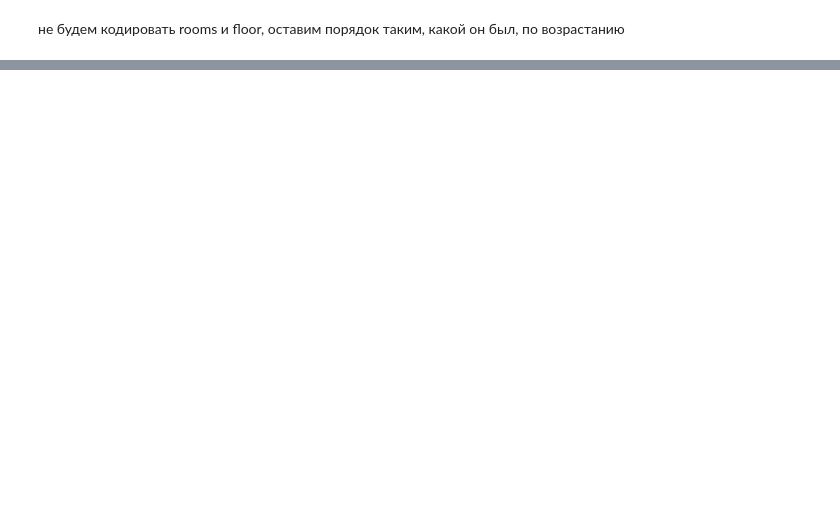
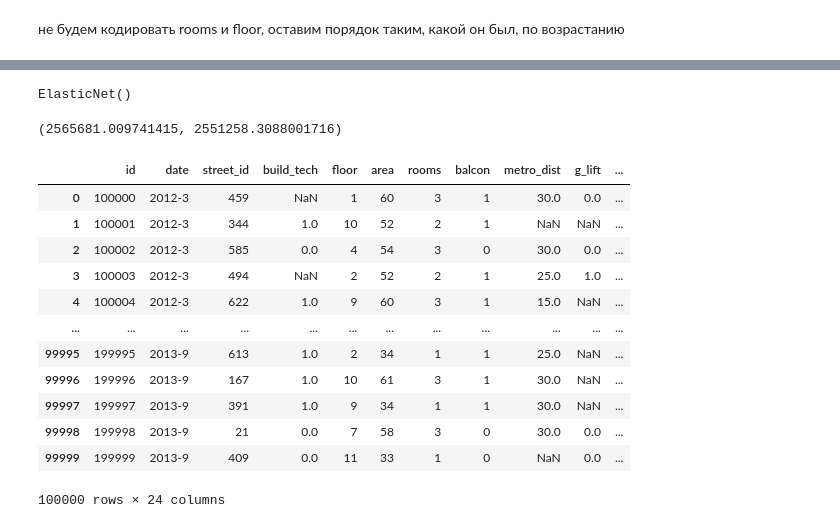
Before and after one commit to Summit2/Technopark, a Jupyter notebook: 1 семестр/ML/DZ5/dz5-sales_predict.ipynb, the cells around one changed output, grey strips where cells are left out. Drawn from its saved outputs; the diff is of its cells as text; code cells hidden in the pictures; blank space fills up the shorter version.

```diff
--- a/1 семестр/ML/DZ5/dz5-sales_predict.ipynb
+++ b/1 семестр/ML/DZ5/dz5-sales_predict.ipynb
@@ -184,0 +236,26 @@ from sklearn.preprocessing import MinMaxScaler, StandardScaler
+# %%
+lin_reg.fit(X_train, y_train)
+# %% [output]
+ElasticNet()
+# %%
+mean_absolute_error(y_train, lin_reg.predict(X_train)), mean_absolute_error(y_val, lin_reg.predict(X_val))
+# %% [output]
+(2565681.009741415, 2551258.3088001716)
+# %%
+data_test = pd.read_csv('test_sales_predict.csv')
+# %%
+data_test
+# %% [output]
+|  | id | date | street_id | build_tech | floor | area | rooms | balcon | metro_dist | g_lift | ... |
+| 0 | 100000 | 2012-3 | 459 | NaN | 1 | 60 | 3 | 1 | 30.0 | 0.0 | ... |
+| 1 | 100001 | 2012-3 | 344 | 1.0 | 10 | 52 | 2 | 1 | NaN | NaN | ... |
+| 2 | 100002 | 2012-3 | 585 | 0.0 | 4 | 54 | 3 | 0 | 30.0 | 0.0 | ... |
+| 3 | 100003 | 2012-3 | 494 | NaN | 2 | 52 | 2 | 1 | 25.0 | 1.0 | ... |
+| 4 | 100004 | 2012-3 | 622 | 1.0 | 9 | 60 | 3 | 1 | 15.0 | NaN | ... |
+| ... | ... | ... | ... | ... | ... | ... | ... | ... | ... | ... | ... |
+| 99995 | 199995 | 2013-9 | 613 | 1.0 | 2 | 34 | 1 | 1 | 25.0 | NaN | ... |
+| 99996 | 199996 | 2013-9 | 167 | 1.0 | 10 | 61 | 3 | 1 | 30.0 | NaN | ... |
+| 99997 | 199997 | 2013-9 | 391 | 1.0 | 9 | 34 | 1 | 1 | 30.0 | NaN | ... |
+| 99998 | 199998 | 2013-9 | 21 | 0.0 | 7 | 58 | 3 | 0 | 30.0 | 0.0 | ... |
+| 99999 | 199999 | 2013-9 | 409 | 0.0 | 11 | 33 | 1 | 0 | NaN | 0.0 | ... |
+100000 rows × 24 columns
```
Also changed, not shown: parts of 42 cells of this notebook, 6 other files.
